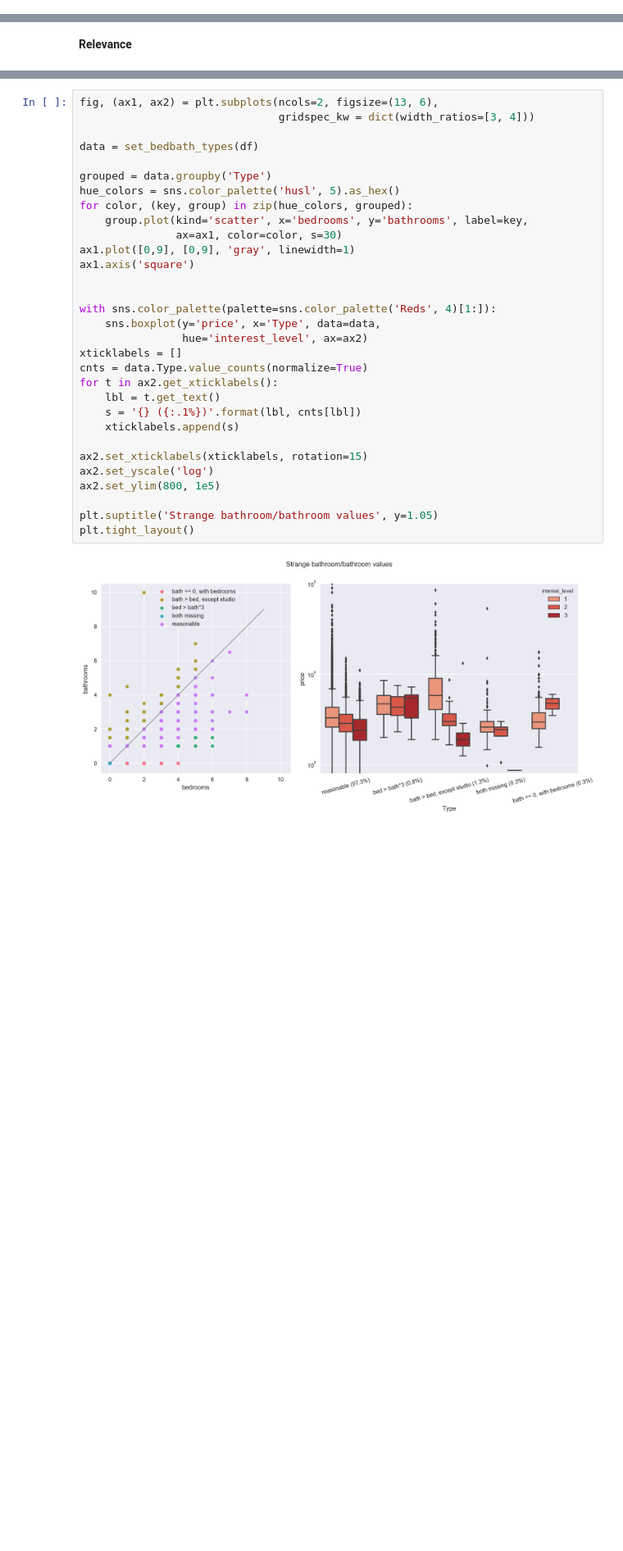
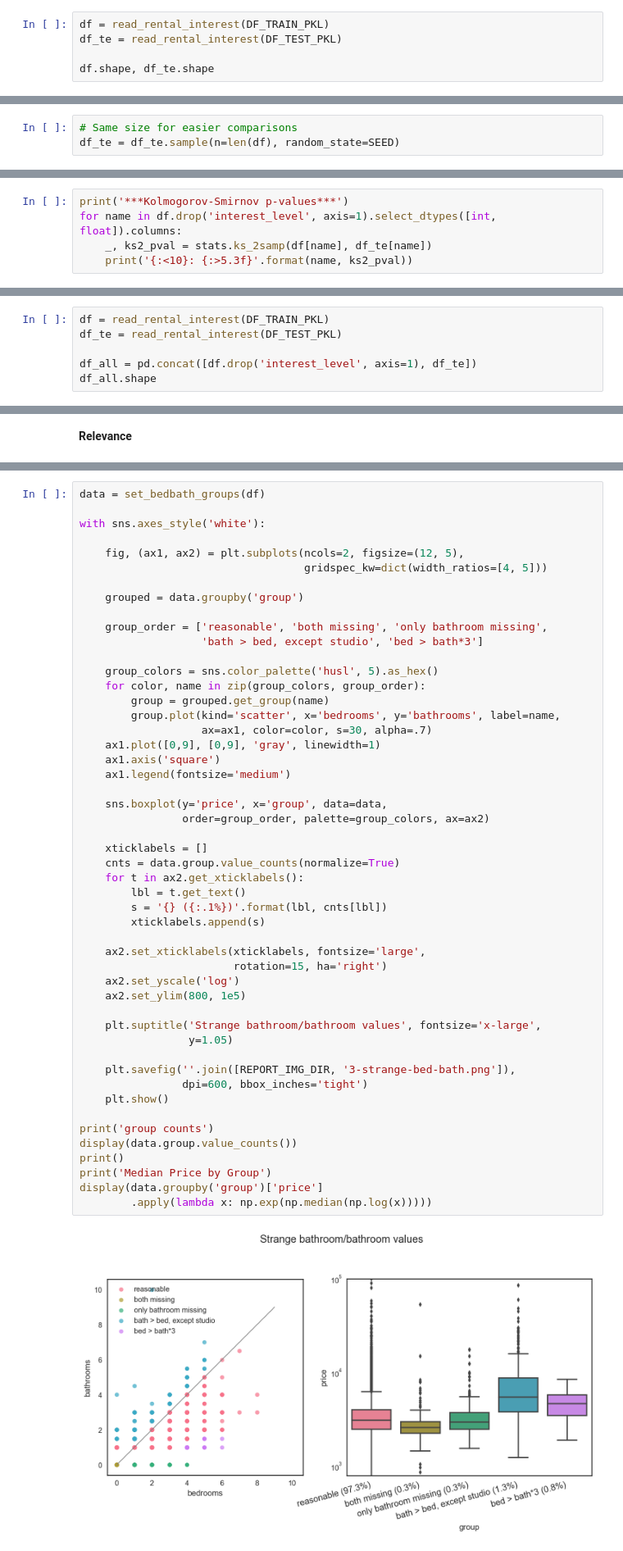
Before and after one commit to mdlynch37/kaggle-rental-interest, a Jupyter notebook: Executable/Main.ipynb, the cells around one changed output, grey strips where cells are left out. Shown at 82% size. Saved outputs shown, nothing was run; the diff lists cells and outputs as text; blank space fills up the shorter version.

```diff
--- a/Executable/Main.ipynb
+++ b/Executable/Main.ipynb
@@ -203,0 +111,5 @@ df = read_rental_interest(TRAIN_FP)
+# %%
+df = read_rental_interest(DF_TRAIN_PKL)
+df_te = read_rental_interest(DF_TEST_PKL)
+
+df.shape, df_te.shape
@@ -203,0 +120,3 @@ df = read_rental_interest(TRAIN_FP)
+# %%
+# Same size for easier comparisons
+df_te = df_te.sample(n=len(df), random_state=SEED)
@@ -203,0 +173,5 @@ df = read_rental_interest(TRAIN_FP)
+# %%
+print('***Kolmogorov-Smirnov p-values***')
+for name in df.drop('interest_level', axis=1).select_dtypes([int, float]).columns:
+    _, ks2_pval = stats.ks_2samp(df[name], df_te[name])
+    print('{:<10}: {:>5.3f}'.format(name, ks2_pval))
@@ -203,0 +226,6 @@ df = read_rental_interest(TRAIN_FP)
+# %%
+df = read_rental_interest(DF_TRAIN_PKL)
+df_te = read_rental_interest(DF_TEST_PKL)
+
+df_all = pd.concat([df.drop('interest_level', axis=1), df_te])
+df_all.shape
@@ -285,33 +504,52 @@ Dropped 95 price outliers (0.19%) with Tukey test constant 3.5
 # %%
-fig, (ax1, ax2) = plt.subplots(ncols=2, figsize=(13, 6),
-                               gridspec_kw = dict(width_ratios=[3, 4]))
+data = set_bedbath_groups(df)
 
-data = set_bedbath_types(df)
+with sns.axes_style('white'):
 
-grouped = data.groupby('Type')
-hue_colors = sns.color_palette('husl', 5).as_hex()
-for color, (key, group) in zip(hue_colors, grouped):
-    group.plot(kind='scatter', x='bedrooms', y='bathrooms', label=key,
-               ax=ax1, color=color, s=30)
-ax1.plot([0,9], [0,9], 'gray', linewidth=1)
-ax1.axis('square')
+    fig, (ax1, ax2) = plt.subplots(ncols=2, figsize=(12, 5),
+                                   gridspec_kw=dict(width_ratios=[4, 5]))
 
+    grouped = data.groupby('group')
 
-with sns.color_palette(palette=sns.color_palette('Reds', 4)[1:]):
-    sns.boxplot(y='price', x='Type', data=data,
-                hue='interest_level', ax=ax2)
-xticklabels = []
-cnts = data.Type.value_counts(normalize=True)
-for t in ax2.get_xticklabels():
-    lbl = t.get_text()
-    s = '{} ({:.1%})'.format(lbl, cnts[lbl])
-    xticklabels.append(s)
+    group_order = ['reasonable', 'both missing', 'only bathroom missing',
+                   'bath > bed, except studio', 'bed > bath*3']
 
-ax2.set_xticklabels(xticklabels, rotation=15)
-ax2.set_yscale('log')
-ax2.set_ylim(800, 1e5)
+    group_colors = sns.color_palette('husl', 5).as_hex()
+    for color, name in zip(group_colors, group_order):
+        group = grouped.get_group(name)
+        group.plot(kind='scatter', x='bedrooms', y='bathrooms', label=name,
+                   ax=ax1, color=color, s=30, alpha=.7)
+    ax1.plot([0,9], [0,9], 'gray', linewidth=1)
+    ax1.axis('square')
+    ax1.legend(fontsize='medium')
 
-plt.suptitle('Strange bathroom/bathroom values', y=1.05)
-plt.tight_layout()
+    sns.boxplot(y='price', x='group', data=data,
+                order=group_order, palette=group_colors, ax=ax2)
+
+    xticklabels = []
+    cnts = data.group.value_counts(normalize=True)
+    for t in ax2.get_xticklabels():
+        lbl = t.get_text()
+        s = '{} ({:.1%})'.format(lbl, cnts[lbl])
+        xticklabels.append(s)
+
+    ax2.set_xticklabels(xticklabels, fontsize='large',
+                        rotation=15, ha='right')
+    ax2.set_yscale('log')
+    ax2.set_ylim(800, 1e5)
+
+    plt.suptitle('Strange bathroom/bathroom values', fontsize='x-large',
+                 y=1.05)
+
+    plt.savefig(''.join([REPORT_IMG_DIR, '3-strange-bed-bath.png']),
+                dpi=600, bbox_inches='tight')
+    plt.show()
+
+print('group counts')
+display(data.group.value_counts())
+print()
+print('Median Price by Group')
+display(data.groupby('group')['price']
+        .apply(lambda x: np.exp(np.median(np.log(x)))))
 # %% [output]
-[figure, old version]
+[figure, new version]
```
Also changed, not shown: parts of 145 cells of this notebook, 8 other files.
